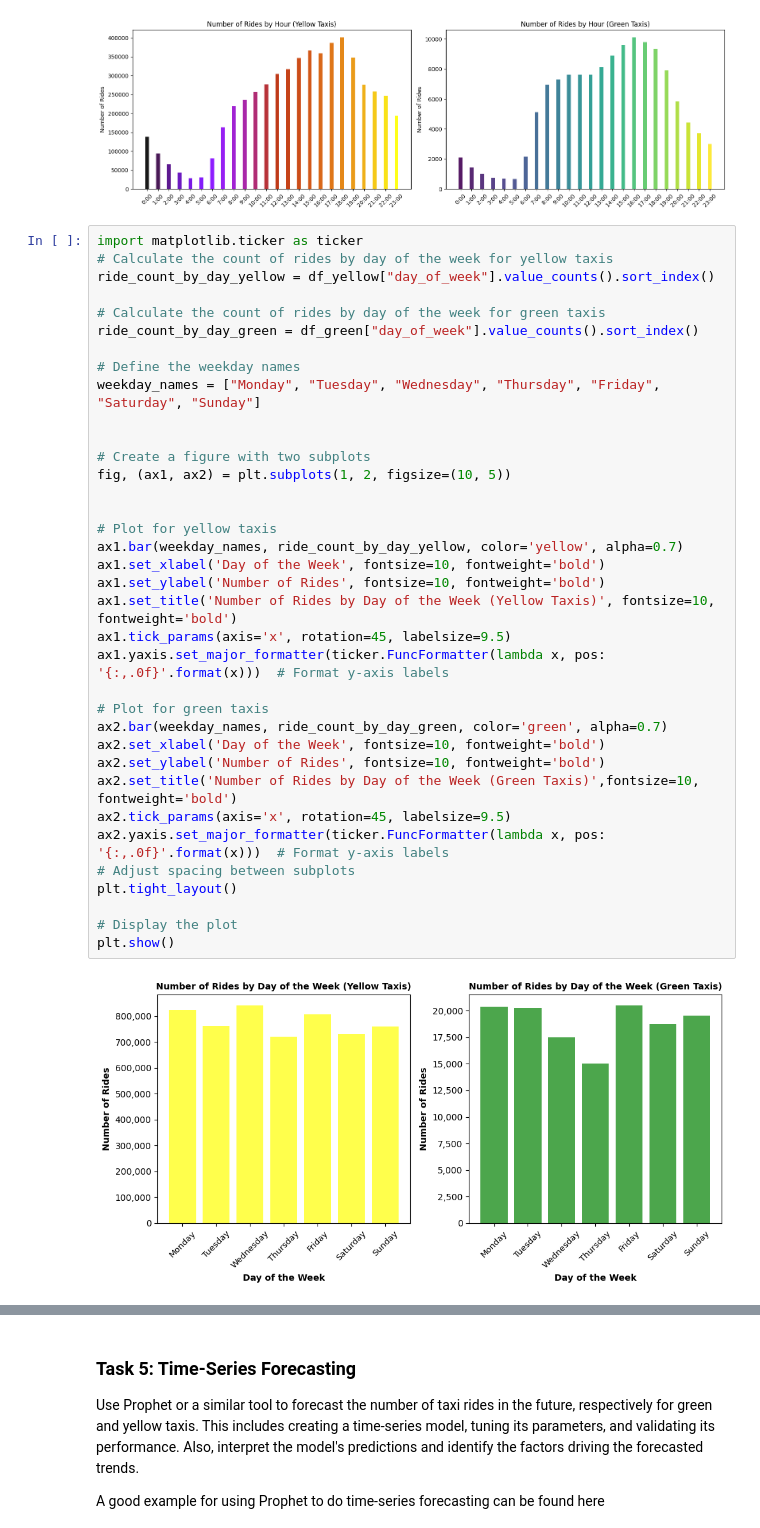
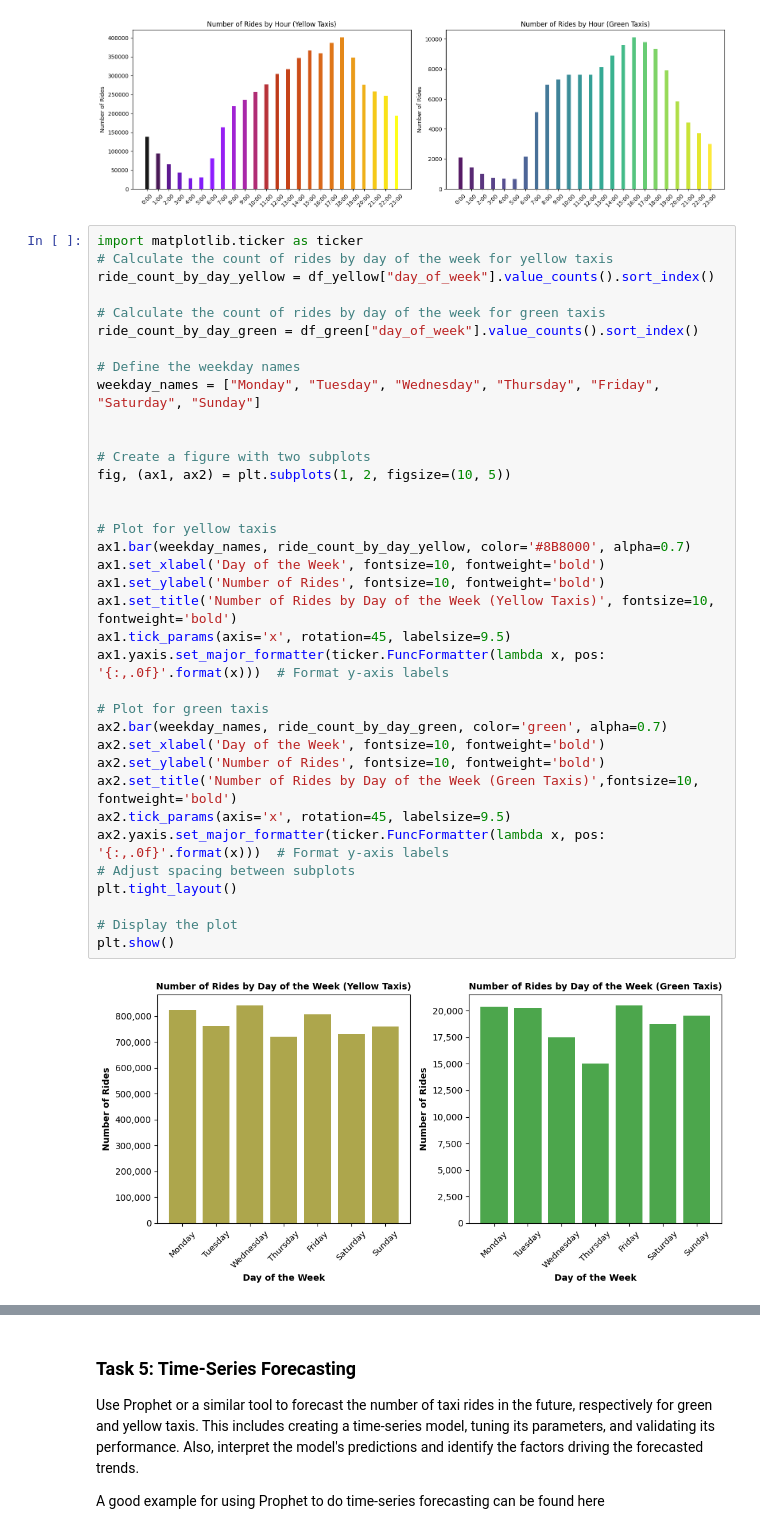
Before and after one commit to Strongside-87/Project-Delivery, a Jupyter notebook: 4_temporal_spatial_data_analysis.ipynb, the cells around one changed output, grey strips where cells are left out. Saved outputs shown, nothing was run; the diff lists cells and outputs as text.

```diff
--- a/4_temporal_spatial_data_analysis.ipynb
+++ b/4_temporal_spatial_data_analysis.ipynb
@@ -247,32 +247,32 @@ ride_count_by_day_yellow = df_yellow["day_of_week"].value_counts().sort_index()
 ride_count_by_day_green = df_green["day_of_week"].value_counts().sort_index()
 
 # Define the weekday names
 weekday_names = ["Monday", "Tuesday", "Wednesday", "Thursday", "Friday", "Saturday", "Sunday"]
 
 
 # Create a figure with two subplots
 fig, (ax1, ax2) = plt.subplots(1, 2, figsize=(10, 5))
 
 
 # Plot for yellow taxis
-ax1.bar(weekday_names, ride_count_by_day_yellow, color='yellow', alpha=0.7)
+ax1.bar(weekday_names, ride_count_by_day_yellow, color='#8B8000', alpha=0.7)
 ax1.set_xlabel('Day of the Week', fontsize=10, fontweight='bold')
 ax1.set_ylabel('Number of Rides', fontsize=10, fontweight='bold')
 ax1.set_title('Number of Rides by Day of the Week (Yellow Taxis)', fontsize=10, fontweight='bold')
 ax1.tick_params(axis='x', rotation=45, labelsize=9.5)
 ax1.yaxis.set_major_formatter(ticker.FuncFormatter(lambda x, pos: '{:,.0f}'.format(x)))  # Format y-axis labels
 
 # Plot for green taxis
 ax2.bar(weekday_names, ride_count_by_day_green, color='green', alpha=0.7)
 ax2.set_xlabel('Day of the Week', fontsize=10, fontweight='bold')
 ax2.set_ylabel('Number of Rides', fontsize=10, fontweight='bold')
 ax2.set_title('Number of Rides by Day of the Week (Green Taxis)',fontsize=10, fontweight='bold')
 ax2.tick_params(axis='x', rotation=45, labelsize=9.5)
 ax2.yaxis.set_major_formatter(ticker.FuncFormatter(lambda x, pos: '{:,.0f}'.format(x)))  # Format y-axis labels
 # Adjust spacing between subplots
 plt.tight_layout()
 
 # Display the plot
 plt.show()
 # %% [output]
-[figure, old version]
+[figure, new version]
```
Also changed, not shown: parts of 8 cells of this notebook.
